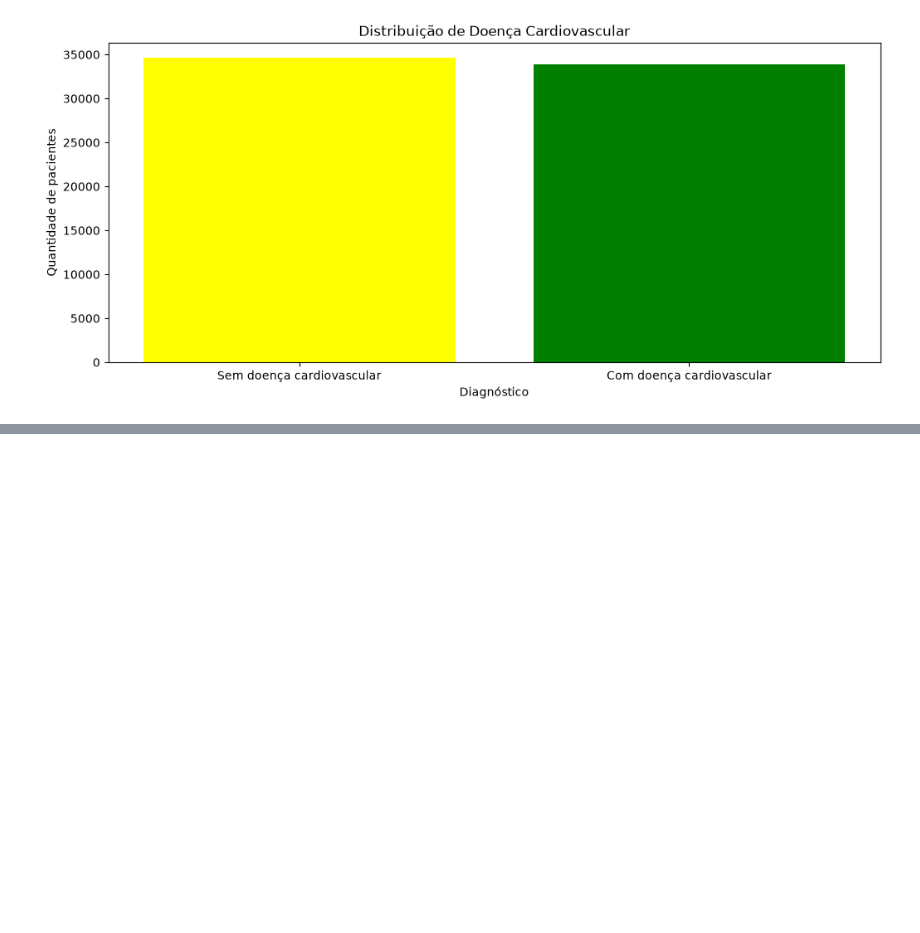
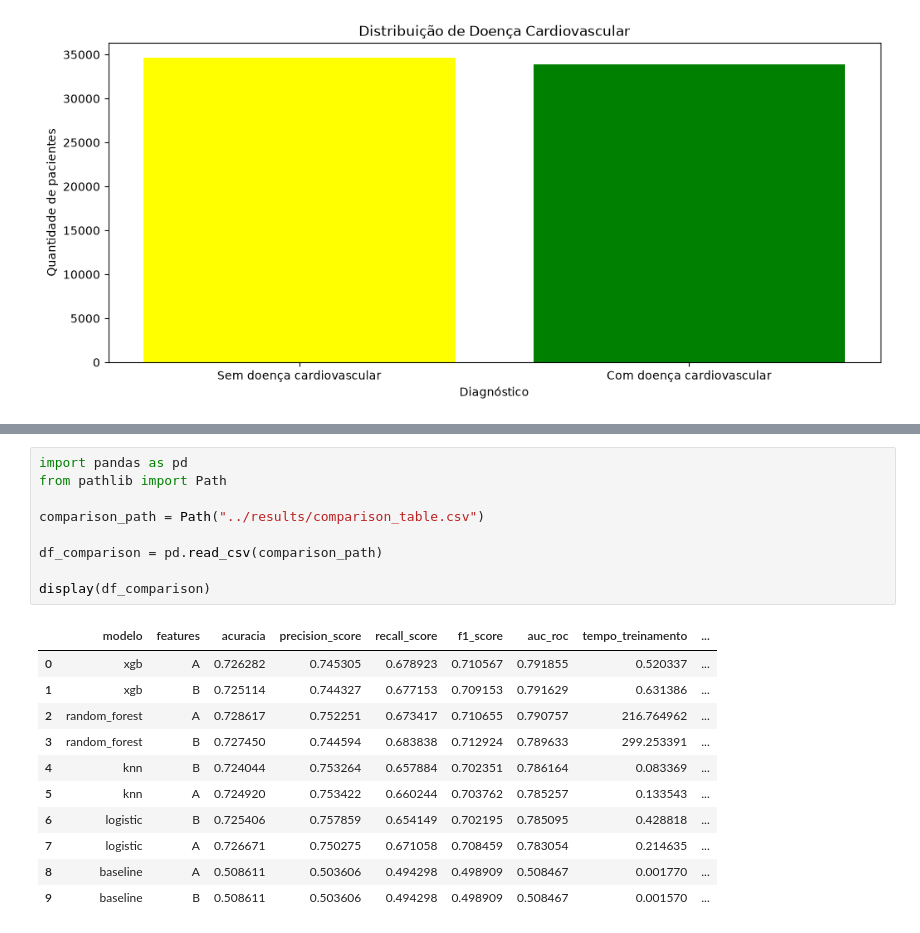
Before and after one commit to team-tech-challenge-fiap/tech-challenge-2026-fiap, a Jupyter notebook: notebooks/00_projeto_final.ipynb, the cells around one changed output, grey strips where cells are left out. Drawn from its saved outputs; the diff is of its cells as text; blank space fills up the shorter version.

```diff
--- a/notebooks/00_projeto_final.ipynb
+++ b/notebooks/00_projeto_final.ipynb
@@ -94,0 +258,21 @@ eda.plot_distribuicao_pressao_arterial(df_clean)
+# %%
+import pandas as pd
+from pathlib import Path
+
+comparison_path = Path("../results/comparison_table.csv")
+
+df_comparison = pd.read_csv(comparison_path)
+
+display(df_comparison)
+# %% [output]
+|  | modelo | features | acuracia | precision_score | recall_score | f1_score | auc_roc | tempo_treinamento | ... |
+| 0 | xgb | A | 0.726282 | 0.745305 | 0.678923 | 0.710567 | 0.791855 | 0.520337 | ... |
+| 1 | xgb | B | 0.725114 | 0.744327 | 0.677153 | 0.709153 | 0.791629 | 0.631386 | ... |
+| 2 | random_forest | A | 0.728617 | 0.752251 | 0.673417 | 0.710655 | 0.790757 | 216.764962 | ... |
+| 3 | random_forest | B | 0.727450 | 0.744594 | 0.683838 | 0.712924 | 0.789633 | 299.253391 | ... |
+| 4 | knn | B | 0.724044 | 0.753264 | 0.657884 | 0.702351 | 0.786164 | 0.083369 | ... |
+| 5 | knn | A | 0.724920 | 0.753422 | 0.660244 | 0.703762 | 0.785257 | 0.133543 | ... |
+| 6 | logistic | B | 0.725406 | 0.757859 | 0.654149 | 0.702195 | 0.785095 | 0.428818 | ... |
+| 7 | logistic | A | 0.726671 | 0.750275 | 0.671058 | 0.708459 | 0.783054 | 0.214635 | ... |
+| 8 | baseline | A | 0.508611 | 0.503606 | 0.494298 | 0.498909 | 0.508467 | 0.001770 | ... |
+| 9 | baseline | B | 0.508611 | 0.503606 | 0.494298 | 0.498909 | 0.508467 | 0.001570 | ... |
```
Also changed, not shown: parts of 21 cells of this notebook.
